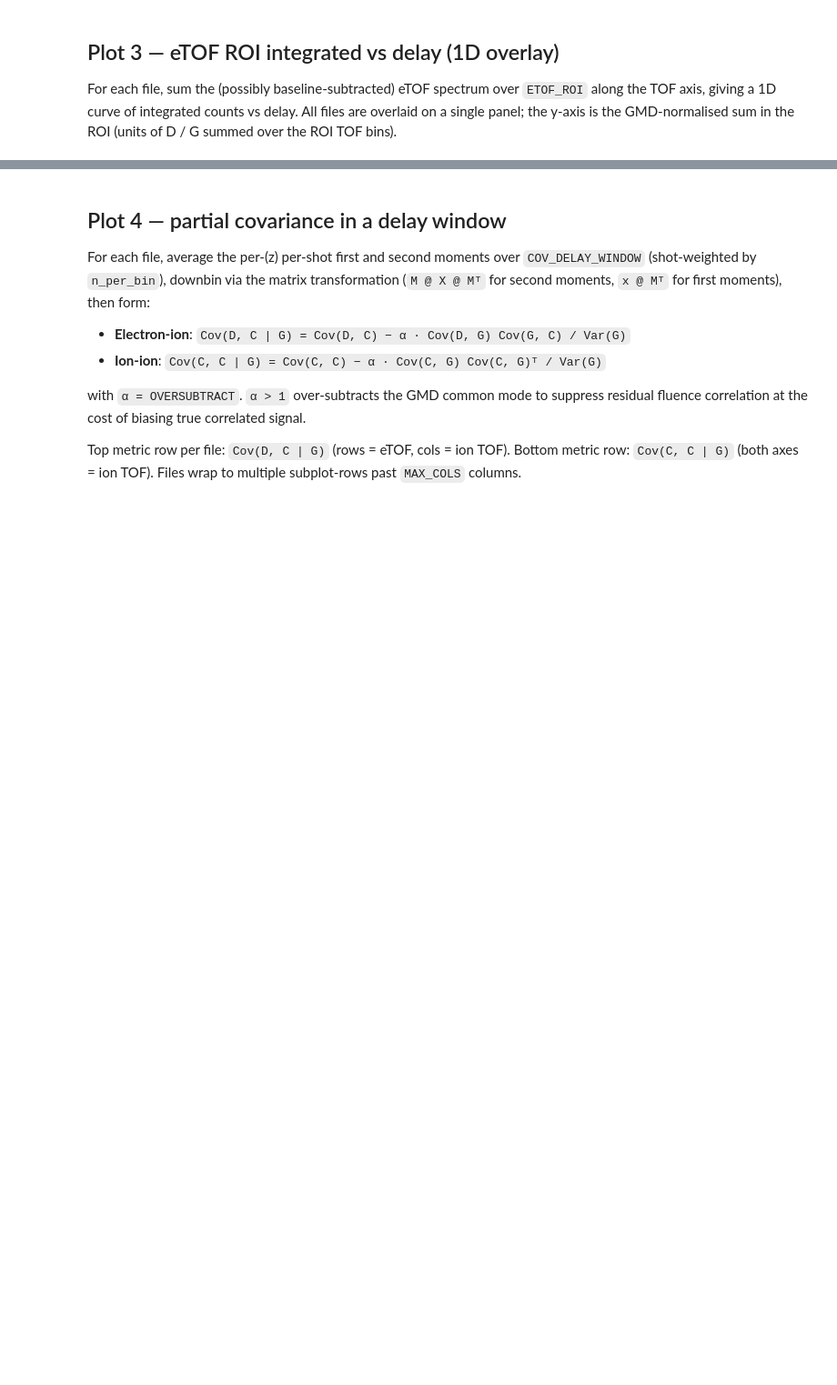
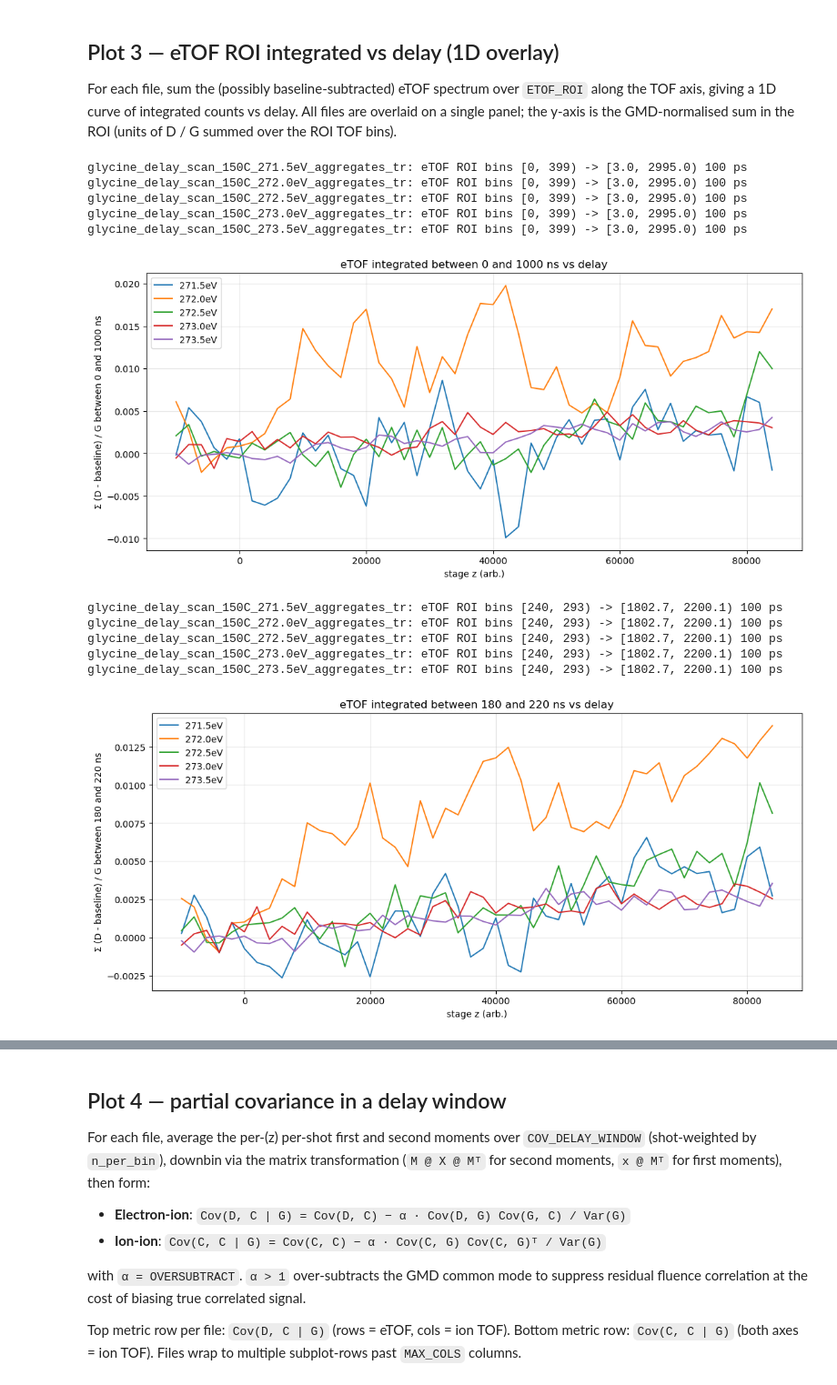
Before and after one commit to ogalexander/glycine26, a Jupyter notebook: analysis/notebooks/cfg1_tr_etof_ion_vs_delay.ipynb, the cells around one changed output, grey strips where cells are left out. Shown at 91% size. Drawn from its saved outputs; the diff is of its cells as text; code cells hidden in the pictures; blank space fills up the shorter version.

Commit message:
delay-scan-plotting-minor-changes

```diff
--- a/analysis/notebooks/cfg1_tr_etof_ion_vs_delay.ipynb
+++ b/analysis/notebooks/cfg1_tr_etof_ion_vs_delay.ipynb
@@ -78,7 +78,11 @@ oversubtracted.
 # %%
 # --- input --------------------------------------------------------
 FILES = [
+    config.COMBINED_DIR / "glycine_delay_scan_150C_271.5eV_aggregates_tr.h5",
     config.COMBINED_DIR / "glycine_delay_scan_150C_272.0eV_aggregates_tr.h5",
+    config.COMBINED_DIR / "glycine_delay_scan_150C_272.5eV_aggregates_tr.h5",
+    config.COMBINED_DIR / "glycine_delay_scan_150C_273.0eV_aggregates_tr.h5",
+    config.COMBINED_DIR / "glycine_delay_scan_150C_273.5eV_aggregates_tr.h5",
 ]
 # Optional human-readable labels (one per file). Missing entries
 # fall back to the file stem.
@@ -89,7 +93,7 @@ GMD_BIN  = 1            # integer index, applied to every file
 
 # --- TOF downbinning (matrix transformation) ---------------------
 # Sum every k adjacent bins of the TOF axis. 1 = no downbinning.
-ETOF_DOWNBIN    = 1
+ETOF_DOWNBIN    = 3
 ION_TOF_DOWNBIN = 1
 
 # --- TOF-window baseline ("two TOF bins") ------------------------
@@ -106,16 +110,16 @@ DELAY_BASELINE = (-5000, -1000)        # e.g. (-15000.0, -10000.0)
 
 # --- eTOF ROI for plot 3 -----------------------------------------
 # TOF window (100 ps units) integrated for the 1D delay trace.
-ETOF_ROI = (None, None)                # e.g. (1000.0, 4000.0)
+ETOF_ROI = (1800, 2200)                # e.g. (1000.0, 4000.0)
 
 # --- Covariance plot ---------------------------------------------
 # Stage-z window to average over before forming covariances.
 # (None, None) -> full delay range.
-COV_DELAY_WINDOW = (None, None)
+COV_DELAY_WINDOW = (-1000, 10000)
 
 # Oversubtraction factor for the GMD common-mode correction.
 # 1.0 = canonical partial covariance. >1.0 = oversubtract.
-OVERSUBTRACT = 1.0
+OVERSUBTRACT = 1.9
 
 # --- cosmetics ---------------------------------------------------
 PCT_LOW, PCT_HIGH = 1.0, 99.0          # robust colour-scale limits
@@ -456,33 +489,48 @@ counts vs delay. All files are overlaid on a single panel; the
 y-axis is the GMD-normalised sum in the ROI (units of D / G summed
 over the ROI TOF bins).
 # %%
-sym_roi = (ETOF_BASELINE_TOF != (None, None)) or (DELAY_BASELINE is not None)
+ETOF_ROIS = [(0, 10000), (1800, 2200), (700, 1000)]
+for ETOF_ROI in ETOF_ROIS:
+    sym_roi = (ETOF_BASELINE_TOF != (None, None)) or (DELAY_BASELINE is not None)
 
-fig, ax = plt.subplots(figsize=(11, 5), constrained_layout=True)
+    fig, ax = plt.subplots(figsize=(11, 5), constrained_layout=True)
 
-for label, run in runs.items():
-    D_roi = _subtract_tof_baseline(run["D"], run["tof_edges"],
-                                   ETOF_BASELINE_TOF)
-    D_roi = _subtract_delay_baseline(D_roi, run["z_edges"], DELAY_BASELINE)
+    for label, run in runs.items():
+        D_roi = _subtract_tof_baseline(run["D"], run["tof_edges"],
+                                       ETOF_BASELINE_TOF)
+        D_roi = _subtract_delay_baseline(D_roi, run["z_edges"], DELAY_BASELINE)
 
-    roi_lo, roi_hi = ETOF_ROI
-    if roi_lo is None and roi_hi is None:
-        i0, i1 = 0, run["n_tof"]
-    else:
-        i0, i1 = _window_indices(run["tof_edges"], roi_lo, roi_hi)
-    print(f"{label}: eTOF ROI bins [{i0}, {i1}) -> "
-          f"[{run['tof_edges'][i0]:.1f}, {run['tof_edges'][i1]:.1f}) 100 ps")
+        roi_lo, roi_hi = ETOF_ROI
+        if roi_lo is None and roi_hi is None:
+            i0, i1 = 0, run["n_tof"]
+        else:
+            i0, i1 = _window_indices(run["tof_edges"], roi_lo, roi_hi)
+        print(f"{label}: eTOF ROI bins [{i0}, {i1}) -> "
+              f"[{run['tof_edges'][i0]:.1f}, {run['tof_edges'][i1]:.1f}) 100 ps")
 
-    integrated = D_roi[:, i0:i1].sum(axis=1)
-    z_cent = 0.5 * (run["z_edges"][:-1] + run["z_edges"][1:])
-    ax.plot(z_cent, integrated, lw=1.4, label=label)
+        integrated = D_roi[:, i0:i1].sum(axis=1)
+        z_cent = 0.5 * (run["z_edges"][:-1] + run["z_edges"][1:])
+        ax.plot(z_cent, integrated, lw=1.4, label=label[24:-14])
 
-ax.set_xlabel("stage z (arb.)")
-ax.set_ylabel(
-    "Σ (D - baseline) / G over ROI" if sym_roi
-    else "Σ D / G over ROI  (counts/shot/uJ)"
-)
-ax.grid(alpha=0.3)
-ax.legend()
-ax.set_title("eTOF integrated over ROI vs delay")
-plt.show()
+    ax.set_xlabel("stage z (arb.)")
+    ax.set_ylabel(
+        "Σ (D - baseline) / G between {:.0f} and {:.0f} ns".format(ETOF_ROI[0]*0.1, ETOF_ROI[1]*0.1) if sym_roi
+        else "Σ D / G between {:.0f} and {:.0f} ns  (counts/shot/uJ)".format(ETOF_ROI[0]*0.1, ETOF_ROI[1]*0.1)
+    )
+    ax.grid(alpha=0.3)
+    ax.legend()
+    ax.set_title("eTOF integrated between {:.0f} and {:.0f} ns vs delay".format(ETOF_ROI[0]*0.1, ETOF_ROI[1]*0.1))
+    plt.show()
+# %% [output]
+glycine_delay_scan_150C_271.5eV_aggregates_tr: eTOF ROI bins [0, 399) -> [3.0, 2995.0) 100 ps
+glycine_delay_scan_150C_272.0eV_aggregates_tr: eTOF ROI bins [0, 399) -> [3.0, 2995.0) 100 ps
+glycine_delay_scan_150C_272.5eV_aggregates_tr: eTOF ROI bins [0, 399) -> [3.0, 2995.0) 100 ps
+glycine_delay_scan_150C_273.0eV_aggregates_tr: eTOF ROI bins [0, 399) -> [3.0, 2995.0) 100 ps
+glycine_delay_scan_150C_273.5eV_aggregates_tr: eTOF ROI bins [0, 399) -> [3.0, 2995.0) 100 ps
+[figure, added]
+glycine_delay_scan_150C_271.5eV_aggregates_tr: eTOF ROI bins [240, 293) -> [1802.7, 2200.1) 100 ps
+glycine_delay_scan_150C_272.0eV_aggregates_tr: eTOF ROI bins [240, 293) -> [1802.7, 2200.1) 100 ps
+glycine_delay_scan_150C_272.5eV_aggregates_tr: eTOF ROI bins [240, 293) -> [1802.7, 2200.1) 100 ps
+glycine_delay_scan_150C_273.0eV_aggregates_tr: eTOF ROI bins [240, 293) -> [1802.7, 2200.1) 100 ps
+glycine_delay_scan_150C_273.5eV_aggregates_tr: eTOF ROI bins [240, 293) -> [1802.7, 2200.1) 100 ps
+[figure, added]
```
Also changed, not shown: parts of 6 cells of this notebook.
